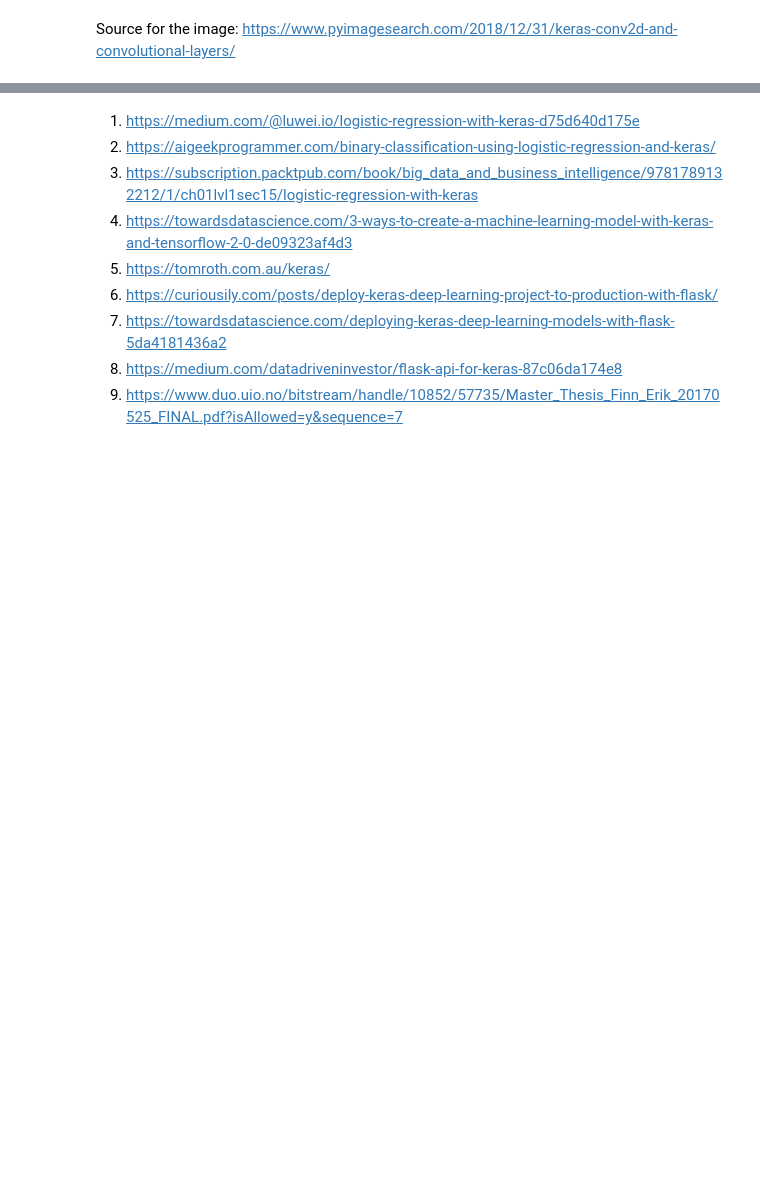
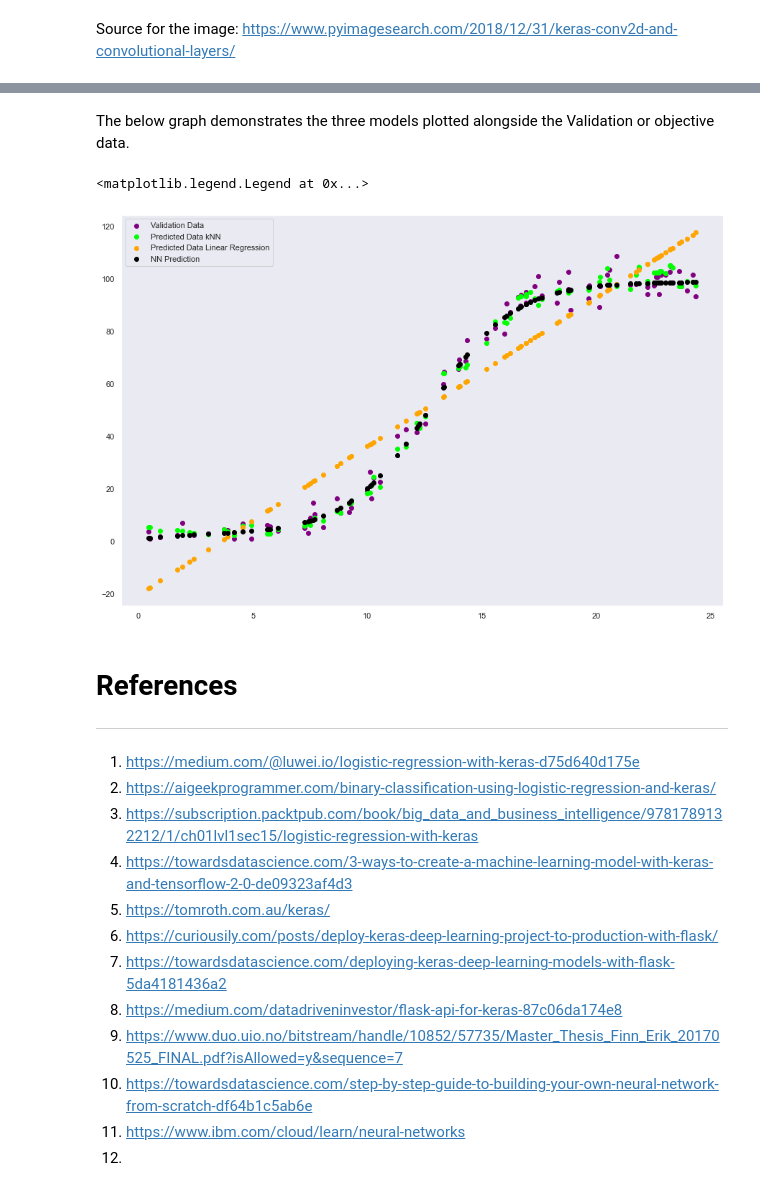
Before and after one commit to EoghanDelaney/ML-Project-2020, a Jupyter notebook: Power Production Project.ipynb, the cells around one changed output, grey strips where cells are left out. Cells and saved outputs as stored; diff of their text form; code cells hidden in the pictures; blank space fills up the shorter version.

```diff
--- a/Power Production Project.ipynb
+++ b/Power Production Project.ipynb
@@ -411,3 +434,21 @@ model.save("powerpred.h5")
+# %% [markdown]
+The below graph demonstrates the three models plotted alongside the Validation or objective data.
+# %%
+plt.figure(figsize=(15,10))
+
+plt.scatter(X_validation,Y_validation,color='purple', label="Validation Data")
+plt.scatter(X_validation,Y_knn_pred,color='lime', label="Predicted Data kNN")
+plt.scatter(X_validation,Y_pred,color='orange', label="Predicted Data Linear Regression")
+plt.scatter(X_validation,model.predict(X_validation), color='black', label='NN Prediction')
+
+plt.grid()
+plt.legend()
+# %% [output]
+<matplotlib.legend.Legend at 0x...>
+[figure, added]
+# %% [markdown]
+# References
+***
 # %% [markdown]
 1. https://medium.com/@luwei.io/logistic-regression-with-keras-d75d640d175e
 2. https://aigeekprogrammer.com/binary-classification-using-logistic-regression-and-keras/
@@ -418,3 +459,6 @@ model.save("powerpred.h5")
 7. https://towardsdatascience.com/deploying-keras-deep-learning-models-with-flask-5da4181436a2
 8. https://medium.com/datadriveninvestor/flask-api-for-keras-87c06da174e8
 9. https://www.duo.uio.no/bitstream/handle/10852/57735/Master_Thesis_Finn_Erik_20170525_FINAL.pdf?isAllowed=y&sequence=7
+10. https://towardsdatascience.com/step-by-step-guide-to-building-your-own-neural-network-from-scratch-df64b1c5ab6e
+11. https://www.ibm.com/cloud/learn/neural-networks
+12.
```
Also changed, not shown: parts of 28 cells of this notebook, 3 other files.
